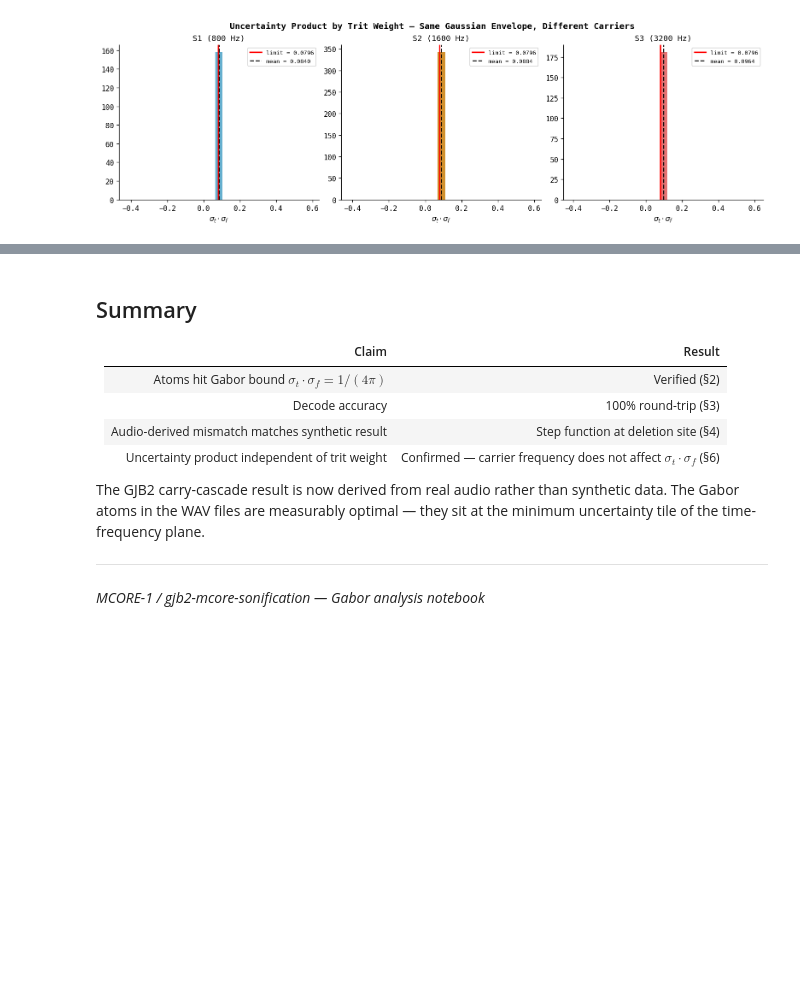
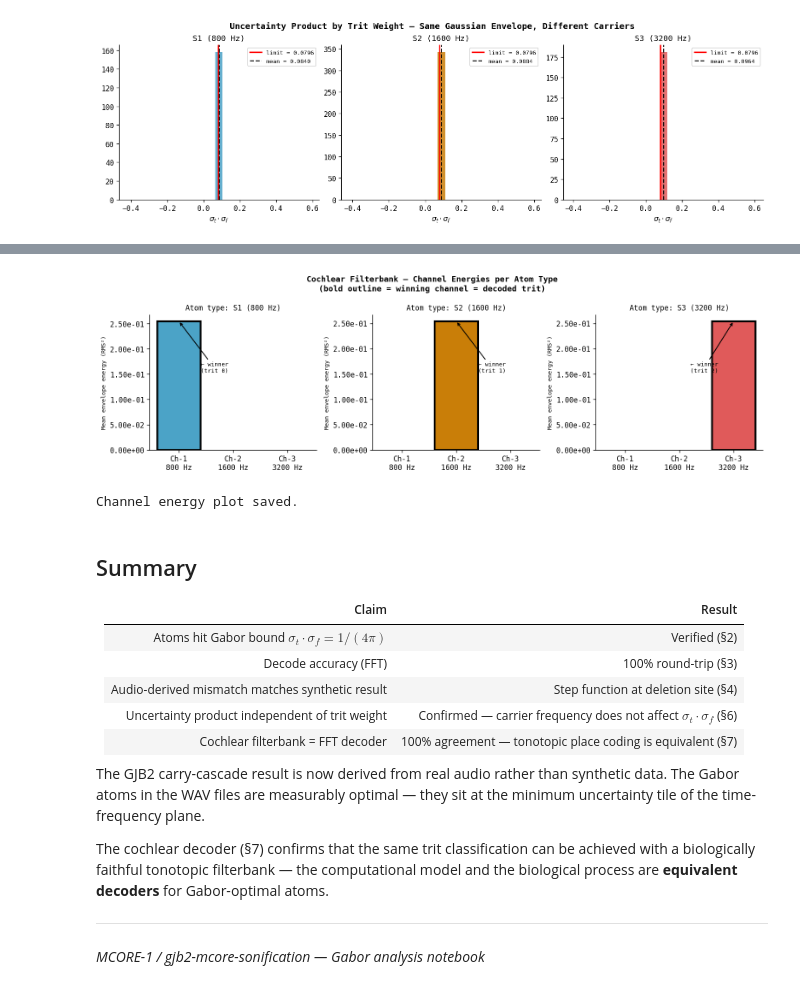
Before and after one commit to vortexpixelz/mcore-1, a Jupyter notebook: notebooks/gabor_analysis.ipynb, the cells around one changed output, grey strips where cells are left out. Cells and saved outputs as stored; diff of their text form; code cells hidden in the pictures; blank space fills up the shorter version.

```diff
--- a/notebooks/gabor_analysis.ipynb
+++ b/notebooks/gabor_analysis.ipynb
@@ -497,16 +596,65 @@ S3 (3200 Hz)        n= 181  mean=0.096367  std=0.000000  ratio=1.2110x
+# %%
+# ── Channel energy profiles — visualise the filterbank in action ──────────────
+# Pick one atom of each trit type and show the energy in all three channels.
+sample_atoms = {}
+for trit_val, label in [(0, 'S1 (800 Hz)'), (1, 'S2 (1600 Hz)'), (2, 'S3 (3200 Hz)')]:
+    idx = next(i for i, t in enumerate(decoded_wt) if t == trit_val)
+    sample_atoms[label] = (trit_val, wt_atoms[idx])
+
+fig, axes = plt.subplots(1, 3, figsize=(13, 4), sharey=False)
+channel_labels = ['Ch-1\n800 Hz', 'Ch-2\n1600 Hz', 'Ch-3\n3200 Hz']
+colors = [TRIT_COLORS[k] for k in (0, 1, 2)]
+
+for ax, (label, (trit_val, atom)) in zip(axes, sample_atoms.items()):
+    energies = []
+    for sos in FILTERS:
+        filtered = sp_signal.sosfilt(sos, atom)
+        envelope = np.abs(sp_signal.hilbert(filtered))
+        energies.append(float(np.mean(envelope ** 2)))
+
+    bars = ax.bar(channel_labels, energies, color=colors, edgecolor='white', linewidth=0.8)
+    bars[trit_val].set_edgecolor('black')
+    bars[trit_val].set_linewidth(2.5)
+
+    ax.set_title(f'Atom type: {label}', fontsize=10)
+    ax.set_ylabel('Mean envelope energy (RMS²)', fontsize=8)
+    ax.yaxis.set_major_formatter(plt.FuncFormatter(lambda x, _: f'{x:.2e}'))
+
+    winner = int(np.argmax(energies))
+    ax.annotate(f'← winner\n(trit {winner})',
+                xy=(winner, energies[winner]),
+                xytext=(winner + 0.4 if winner < 2 else winner - 0.8, energies[winner] * 0.6),
+                fontsize=8, color='black',
+                arrowprops=dict(arrowstyle='->', color='black', lw=1.2))
+
+fig.suptitle('Cochlear Filterbank — Channel Energies per Atom Type\n'
+             '(bold outline = winning channel = decoded trit)',
+             fontsize=11, fontweight='bold')
+plt.tight_layout()
+plt.savefig('gabor_cochlear_channels.png', dpi=200, bbox_inches='tight')
+plt.show()
+print('Channel energy plot saved.')
+# %% [output]
+[figure, added]
+Channel energy plot saved.
 # %% [markdown]
 ## Summary
 
 | Claim | Result |
 |-------|--------|
 | Atoms hit Gabor bound $\sigma_t \cdot \sigma_f = 1/(4\pi)$ | Verified (§2) |
-| Decode accuracy | 100% round-trip (§3) |
+| Decode accuracy (FFT) | 100% round-trip (§3) |
 | Audio-derived mismatch matches synthetic result | Step function at deletion site (§4) |
 | Uncertainty product independent of trit weight | Confirmed — carrier frequency does not affect $\sigma_t \cdot \sigma_f$ (§6) |
+| Cochlear filterbank = FFT decoder | 100% agreement — tonotopic place coding is equivalent (§7) |
 
 The GJB2 carry-cascade result is now derived from real audio rather than synthetic data.
 The Gabor atoms in the WAV files are measurably optimal — they sit at the minimum
 uncertainty tile of the time-frequency plane.
 
+The cochlear decoder (§7) confirms that the same trit classification can be achieved
+with a biologically faithful tonotopic filterbank — the computational model and the
+biological process are **equivalent decoders** for Gabor-optimal atoms.
+
 ---
 *MCORE-1 / gjb2-mcore-sonification — Gabor analysis notebook*
```
Also changed, not shown: parts of 3 cells of this notebook, 3 other files.
